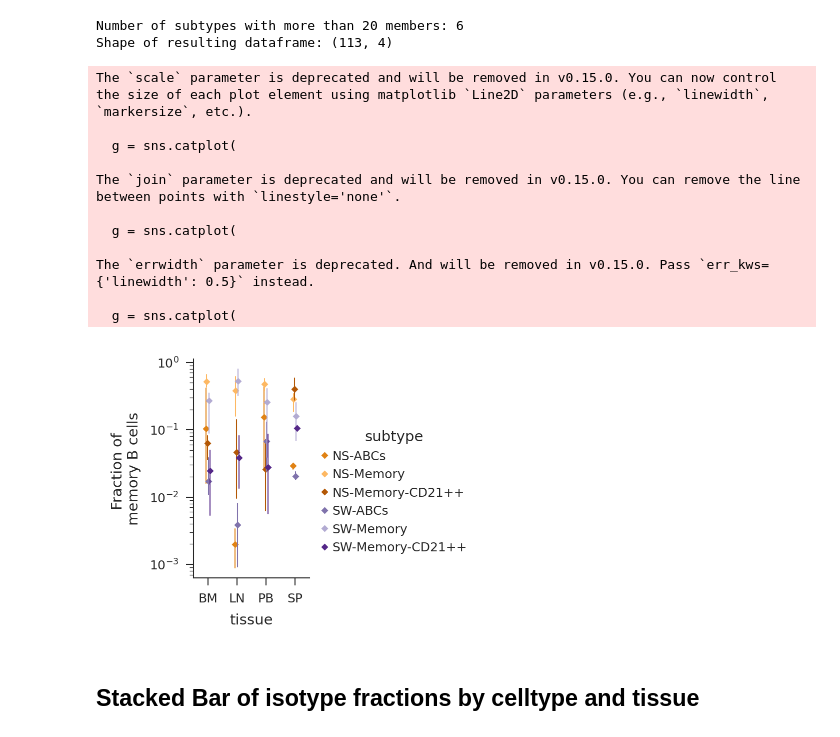
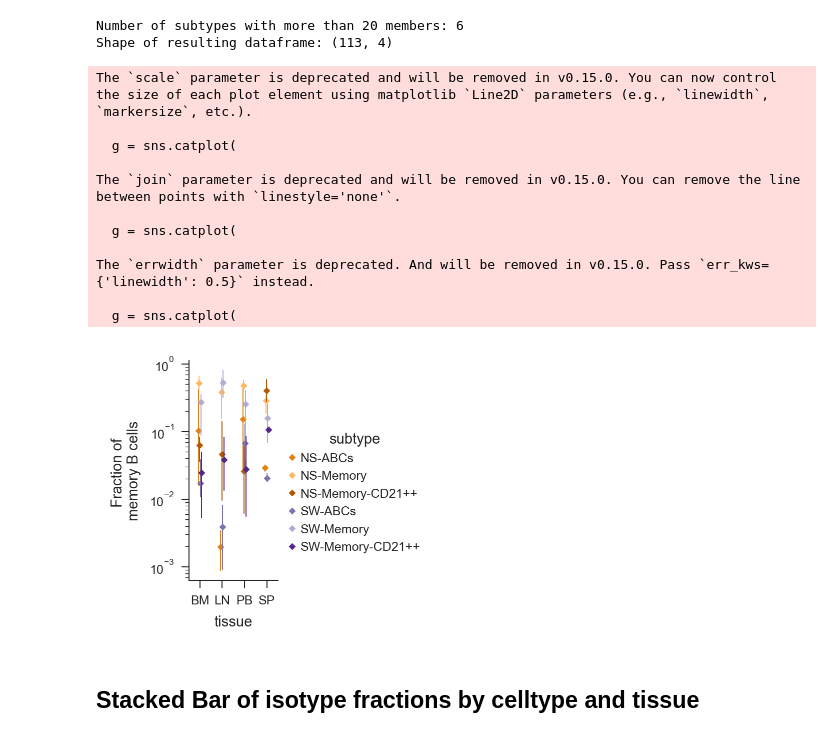
Before and after one commit to michael-swift/Bcell_memory_formation, a Jupyter notebook: analysis/main_text_and_ed_figure_notebooks/mem_b_annotation.ipynb, the cells around one changed output. Drawn from its saved outputs; the diff is of its cells as text; code cells hidden in the pictures.

```diff
--- a/analysis/main_text_and_ed_figure_notebooks/mem_b_annotation.ipynb
+++ b/analysis/main_text_and_ed_figure_notebooks/mem_b_annotation.ipynb
@@ -7,6 +7,7 @@ import seaborn as sns
 import os
 %matplotlib inline
 from matplotlib import pyplot as plt
+import matplotlib.patches as mpatches
 
 sns.set_style("ticks")
 
@@ -18,12 +19,12 @@ savefig_args = {
 }
 
 mpl.rc("savefig", dpi=300)
-output_dir = "../figures/ED/mem_b"
+output_dir = "../figures/paper figures/EDFigure5"
 
 pathlib.Path(output_dir).mkdir(parents=True, exist_ok=True)
 sc.settings.figdir = output_dir
 output_suffix = ""
-output_formats = [".png", ".svg", ".pdf"]
+output_formats = [".pdf"]
 
 def save_figure(
     fig,
@@ -236,7 +140,7 @@ save_figure(g.figure, "cmtx_leiden_lit")
 ## UMAPS
 # %%
 # Define threshold for abundant subtypes
-ABUNDANCE_THRESHOLD = 0.004
+ABUNDANCE_THRESHOLD = 0.005
 
 # Identify abundant subtypes
 abundant_subtypes = (adata.obs['subtype'].value_counts(normalize=True)
@@ -336,14 +240,2 @@ WARNING: saving figure to file ../figures/ED/mem_b/umapCR2_subsample.pdf
 # %% [markdown]
 ## Differential Expression
-# %%
-adata.obs.subtype = adata.obs.subtype.astype('category')
-label = 'leiden'
-
-sc.tl.dendrogram(adata, groupby=label)
-sc.tl.rank_genes_groups(adata, groupby=label)
-sc.tl.filter_rank_genes_groups(
-    adata, min_fold_change=1, min_in_group_fraction=0.2, max_out_group_fraction=0.4
-)
-sc.pl.rank_genes_groups_dotplot(
-    adata, key="rank_genes_groups_filtered", n_genes=4, save=f"{label}",
-)
@@ -370,7 +257,7 @@ WARNING: saving figure to file ../figures/ED/mem_b/dotplot_subtype.pdf
 # canonical markers
 canonical_markers = ['MS4A1', "CD19", 'CD27', 'CD24', 'NT5E', "CD86", 'CD1C',
                          "IGHD", "ITGAX", "TBX21"]
-transcriptional_markers = ["CR2", "AREG", "MYC", "MCTP1", "PDE4D", "SOX5", "PCDH9",  'FGR', "CDK4", "TOX"  ]
+transcriptional_markers = ["CR2", "AREG", "MYC", "MCTP1", "PDE4D", "SOX5", "PCDH9",  'FGR', "BACH2", "TOX"  ]
 markers =  canonical_markers + transcriptional_markers
 # %%
 # Style
@@ -488,35 +400,35 @@ Shape of resulting dataframe: (113, 4)
 sns.set_style("ticks")
 plt.style.use('../scripts/bursa.mplstyle')
 g = sns.catplot(
     data=data,
     x="tissue",
     y="fraction",
     hue="subtype",
     kind = 'point',
     join = False,
     errorbar = range_ci,
     dodge= 0.14,
     ax = ax,
     palette = get_colors("memory_b_cell"),
-    scale = 0.5, errwidth = 0.5, markers = 'D', height = 2, aspect = 0.8
+    scale = 0.5, errwidth = 0.5, markers = 'D', height = 2, aspect = 0.7
 )
 
 g.set(yscale = 'log', ylabel = "Fraction of \nmemory B cells")
 g.ax.tick_params(axis='x', which = 'minor', length=0)
 sns.despine()
 # %% [output]
 The `scale` parameter is deprecated and will be removed in v0.15.0. You can now control the size of each plot element using matplotlib `Line2D` parameters (e.g., `linewidth`, `markersize`, etc.).
 
   g = sns.catplot(
 
 The `join` parameter is deprecated and will be removed in v0.15.0. You can remove the line between points with `linestyle='none'`.
 
   g = sns.catplot(
 
 The `errwidth` parameter is deprecated. And will be removed in v0.15.0. Pass `err_kws={'linewidth': 0.5}` instead.
 
   g = sns.catplot(
-[figure, old version]
+[figure, new version]
 # %%
 save_figure(g.figure, f"{celltype}_subtype_abundances_tissue")
 # %% [markdown]
```
Also changed, not shown: parts of 22 cells of this notebook, 8 other files.
